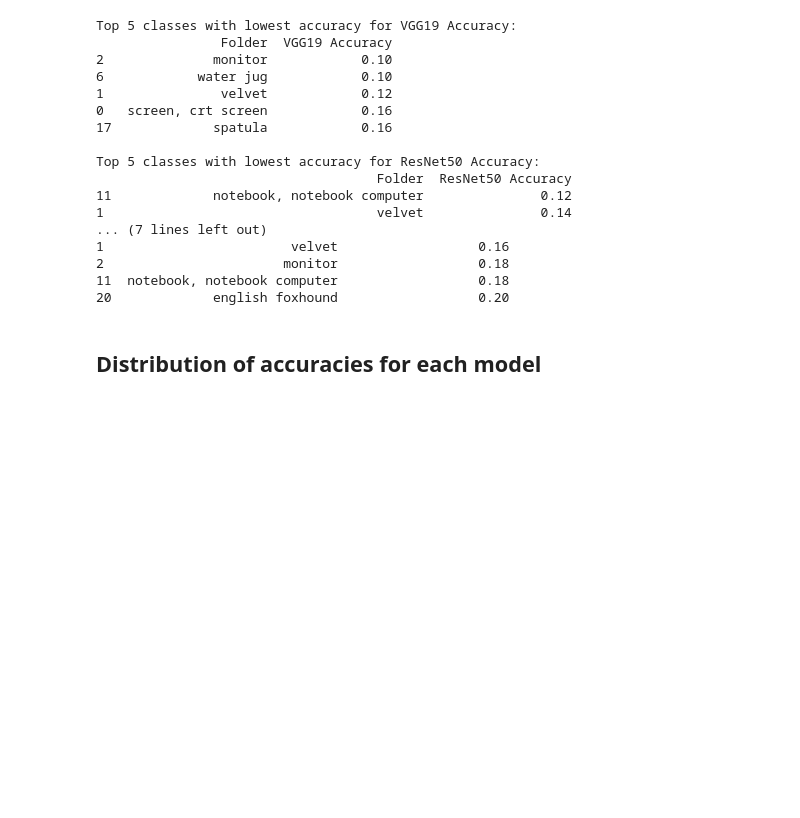
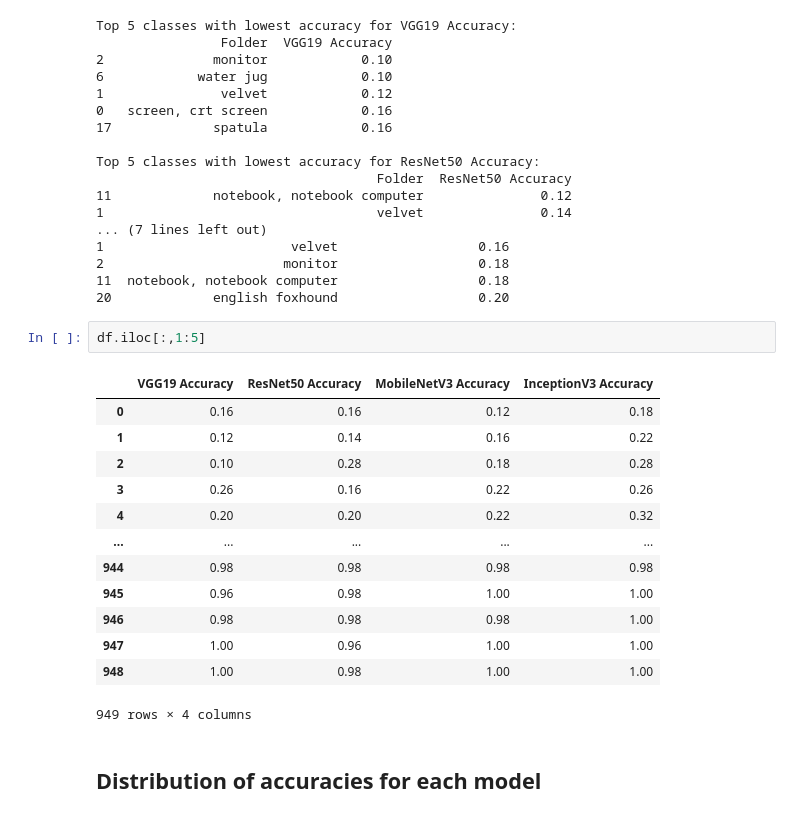
Before and after one commit to Khushi-MA/EIS, a Jupyter notebook: file1.ipynb, the cells around one changed output. Drawn from its saved outputs; the diff is of its cells as text; blank space fills up the shorter version.

```diff
--- a/file1.ipynb
+++ b/file1.ipynb
@@ -391,6 +499,22 @@ Top 5 classes with lowest accuracy for ResNet50 Accuracy:
 2                       monitor                  0.18
 11  notebook, notebook computer                  0.18
 20             english foxhound                  0.20
+# %%
+df.iloc[:,1:5]
+# %% [output]
+|  | VGG19 Accuracy | ResNet50 Accuracy | MobileNetV3 Accuracy | InceptionV3 Accuracy |
+| 0 | 0.16 | 0.16 | 0.12 | 0.18 |
+| 1 | 0.12 | 0.14 | 0.16 | 0.22 |
+| 2 | 0.10 | 0.28 | 0.18 | 0.28 |
+| 3 | 0.26 | 0.16 | 0.22 | 0.26 |
+| 4 | 0.20 | 0.20 | 0.22 | 0.32 |
+| ... | ... | ... | ... | ... |
+| 944 | 0.98 | 0.98 | 0.98 | 0.98 |
+| 945 | 0.96 | 0.98 | 1.00 | 1.00 |
+| 946 | 0.98 | 0.98 | 0.98 | 1.00 |
+| 947 | 1.00 | 0.96 | 1.00 | 1.00 |
+| 948 | 1.00 | 0.98 | 1.00 | 1.00 |
+949 rows × 4 columns
 # %% [markdown]
 ##  Distribution of accuracies for each model
 # %%
```
Also changed, not shown: parts of 10 cells of this notebook.
